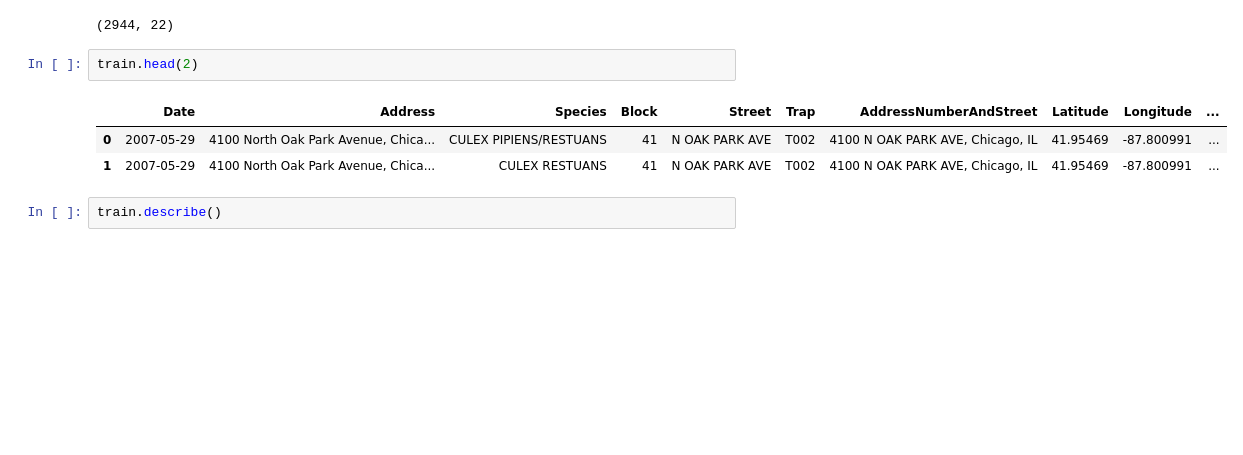
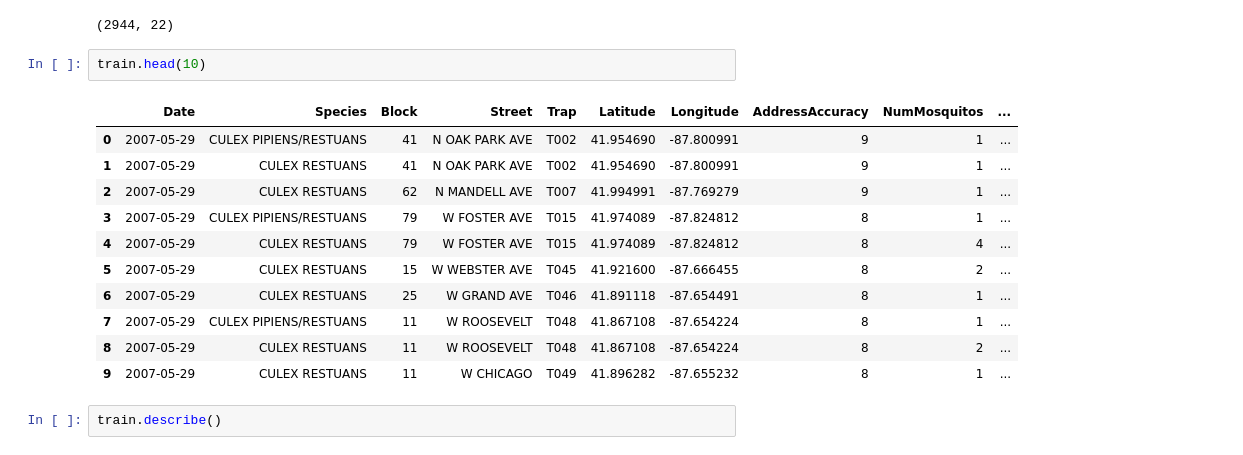
Before and after one commit to evanwmeeks/Springboard, a Jupyter notebook: Capstone 2/Capstone 2 - West Nile Virus Prediction.ipynb, the cells around one changed output. Saved outputs shown, nothing was run; the diff lists cells and outputs as text; blank space fills up the shorter version.

```diff
--- a/Capstone 2/Capstone 2 - West Nile Virus Prediction.ipynb
+++ b/Capstone 2/Capstone 2 - West Nile Virus Prediction.ipynb
@@ -19,11 +27,19 @@ weather.shape
 # %% [output]
 (2944, 22)
 # %%
-train.head(2)
+train.head(10)
 # %% [output]
-|  | Date | Address | Species | Block | Street | Trap | AddressNumberAndStreet | Latitude | Longitude | ... |
-| 0 | 2007-05-29 | 4100 North Oak Park Avenue, Chica... | CULEX PIPIENS/RESTUANS | 41 | N OAK PARK AVE | T002 | 4100 N OAK PARK AVE, Chicago, IL | 41.95469 | -87.800991 | ... |
-| 1 | 2007-05-29 | 4100 North Oak Park Avenue, Chica... | CULEX RESTUANS | 41 | N OAK PARK AVE | T002 | 4100 N OAK PARK AVE, Chicago, IL | 41.95469 | -87.800991 | ... |
+|  | Date | Species | Block | Street | Trap | Latitude | Longitude | AddressAccuracy | NumMosquitos | ... |
+| 0 | 2007-05-29 | CULEX PIPIENS/RESTUANS | 41 | N OAK PARK AVE | T002 | 41.954690 | -87.800991 | 9 | 1 | ... |
+| 1 | 2007-05-29 | CULEX RESTUANS | 41 | N OAK PARK AVE | T002 | 41.954690 | -87.800991 | 9 | 1 | ... |
+| 2 | 2007-05-29 | CULEX RESTUANS | 62 | N MANDELL AVE | T007 | 41.994991 | -87.769279 | 9 | 1 | ... |
+| 3 | 2007-05-29 | CULEX PIPIENS/RESTUANS | 79 | W FOSTER AVE | T015 | 41.974089 | -87.824812 | 8 | 1 | ... |
+| 4 | 2007-05-29 | CULEX RESTUANS | 79 | W FOSTER AVE | T015 | 41.974089 | -87.824812 | 8 | 4 | ... |
+| 5 | 2007-05-29 | CULEX RESTUANS | 15 | W WEBSTER AVE | T045 | 41.921600 | -87.666455 | 8 | 2 | ... |
+| 6 | 2007-05-29 | CULEX RESTUANS | 25 | W GRAND AVE | T046 | 41.891118 | -87.654491 | 8 | 1 | ... |
+| 7 | 2007-05-29 | CULEX PIPIENS/RESTUANS | 11 | W ROOSEVELT | T048 | 41.867108 | -87.654224 | 8 | 1 | ... |
+| 8 | 2007-05-29 | CULEX RESTUANS | 11 | W ROOSEVELT | T048 | 41.867108 | -87.654224 | 8 | 2 | ... |
+| 9 | 2007-05-29 | CULEX RESTUANS | 11 | W CHICAGO | T049 | 41.896282 | -87.655232 | 8 | 1 | ... |
 # %%
 train.describe()
 # %% [output]
```
Also changed, not shown: parts of 14 cells of this notebook.
